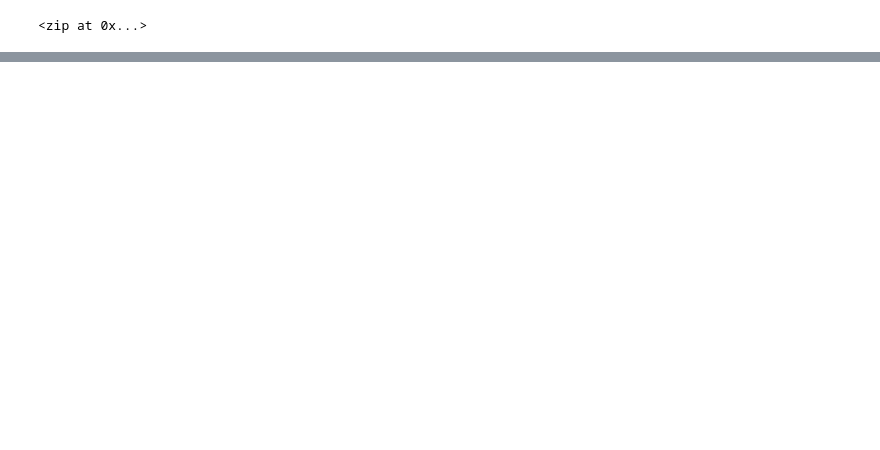
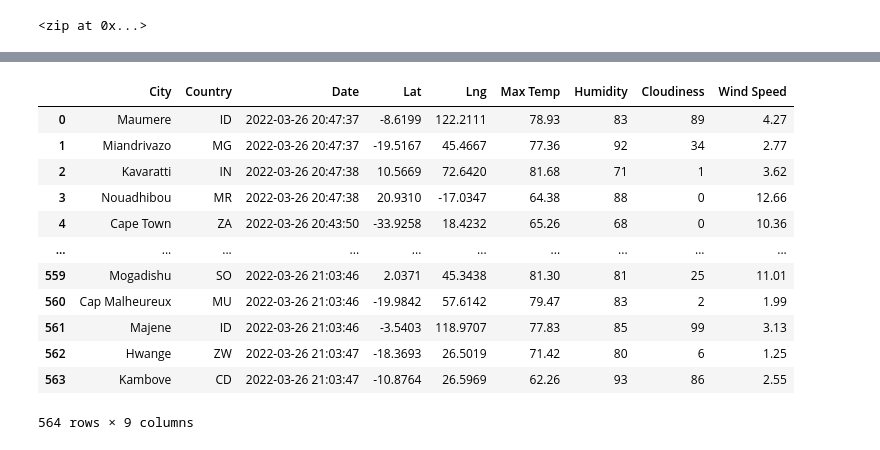
Before and after one commit to lrtipple/World_Weather_Analysis, a Jupyter notebook: WeatherPy.ipynb, the cells around one changed output, grey strips where cells are left out. Saved outputs shown, nothing was run; the diff lists cells and outputs as text; code cells hidden in the pictures; blank space fills up the shorter version.

Commit message:
adding weatherpy

```diff
--- a/WeatherPy.ipynb
+++ b/WeatherPy.ipynb
@@ -33,0 +43,3 @@ len(cities)
+# %%
+# Starting URL for Weather Map API Call.
+url = "https://api.openweathermap.org/data/2.5/weather?units=Imperial&appid="+ weather_api_key
@@ -33,0 +126,4 @@ len(cities)
+# %%
+# Convert the array of dictionaries to a Pandas DataFrame.
+city_data_df = pd.DataFrame(city_data)
+city_data_df.head(10)
@@ -33,0 +142,19 @@ len(cities)
+# %%
+#reorder columns and assign new dataframe
+new_column_order = ["City", "Country", "Date", "Lat", "Lng", "Max Temp", "Humidity", "Cloudiness", "Wind Speed"]
+city_data_df = city_data_df[new_column_order]
+city_data_df
+# %% [output]
+|  | City | Country | Date | Lat | Lng | Max Temp | Humidity | Cloudiness | Wind Speed |
+| 0 | Maumere | ID | 2022-03-26 20:47:37 | -8.6199 | 122.2111 | 78.93 | 83 | 89 | 4.27 |
+| 1 | Miandrivazo | MG | 2022-03-26 20:47:37 | -19.5167 | 45.4667 | 77.36 | 92 | 34 | 2.77 |
+| 2 | Kavaratti | IN | 2022-03-26 20:47:38 | 10.5669 | 72.6420 | 81.68 | 71 | 1 | 3.62 |
+| 3 | Nouadhibou | MR | 2022-03-26 20:47:38 | 20.9310 | -17.0347 | 64.38 | 88 | 0 | 12.66 |
+| 4 | Cape Town | ZA | 2022-03-26 20:43:50 | -33.9258 | 18.4232 | 65.26 | 68 | 0 | 10.36 |
+| ... | ... | ... | ... | ... | ... | ... | ... | ... | ... |
+| 559 | Mogadishu | SO | 2022-03-26 21:03:46 | 2.0371 | 45.3438 | 81.30 | 81 | 25 | 11.01 |
+| 560 | Cap Malheureux | MU | 2022-03-26 21:03:46 | -19.9842 | 57.6142 | 79.47 | 83 | 2 | 1.99 |
+| 561 | Majene | ID | 2022-03-26 21:03:46 | -3.5403 | 118.9707 | 77.83 | 85 | 99 | 3.13 |
+| 562 | Hwange | ZW | 2022-03-26 21:03:47 | -18.3693 | 26.5019 | 71.42 | 80 | 6 | 1.25 |
+| 563 | Kambove | CD | 2022-03-26 21:03:47 | -10.8764 | 26.5969 | 62.26 | 93 | 86 | 2.55 |
+564 rows × 9 columns
```
Also changed, not shown: parts of 6 cells of this notebook, 3 other files.
